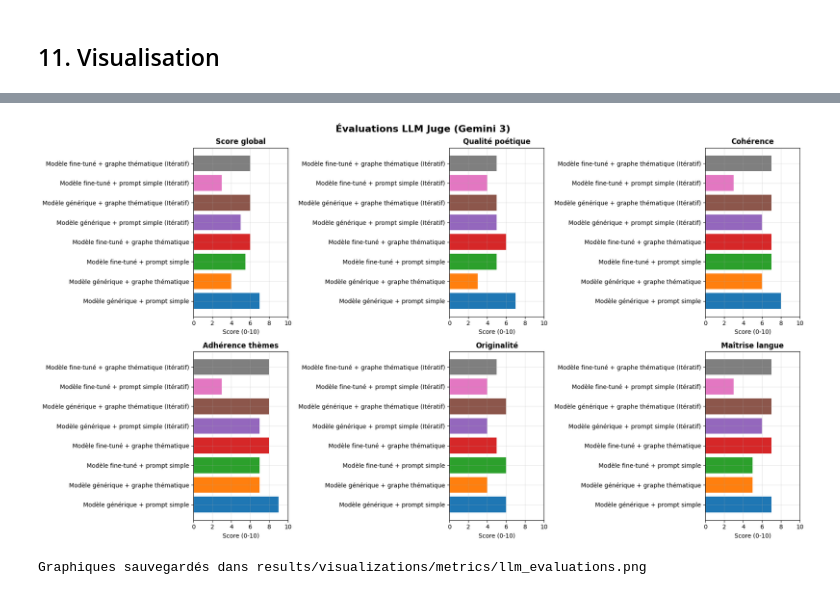
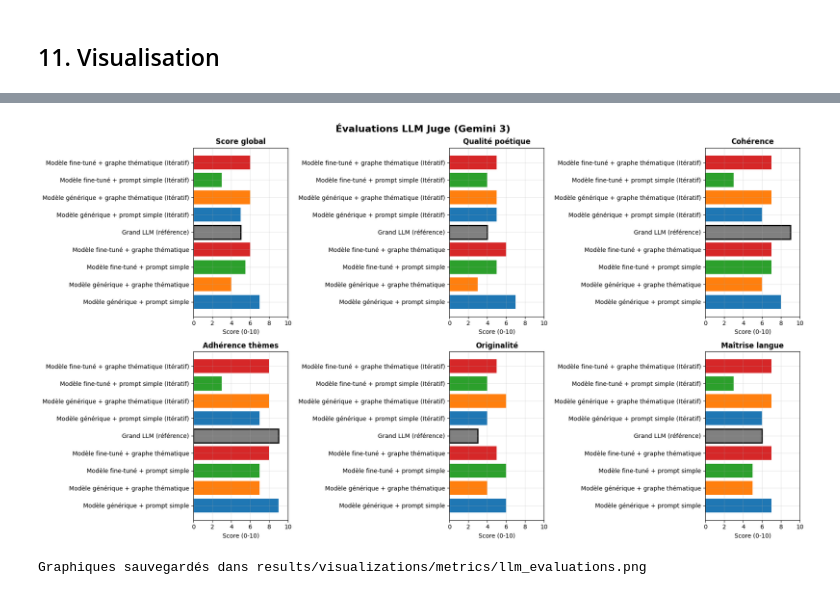
Before and after one commit to ErwinGoneMad/NLP2, a Jupyter notebook: test_metrics_visualization.ipynb, the cells around one changed output, grey strips where cells are left out. Cells and saved outputs as stored; diff of their text form; code cells hidden in the pictures.

```diff
--- a/test_metrics_visualization.ipynb
+++ b/test_metrics_visualization.ipynb
@@ -659,8 +744,11 @@ Résultats sauvegardés dans: results/evaluations/llm_evaluations_20260113_19080
 # %%
 evaluations_dir = Path("results/evaluations")
 if evaluations_dir.exists():
-    eval_files = sorted(evaluations_dir.glob("llm_evaluations_*.json"),
-                       key=lambda p: p.stat().st_mtime, reverse=True)
+    eval_files = sorted(
+        evaluations_dir.glob("llm_evaluations_*.json"),
+        key=lambda p: p.stat().st_mtime,
+        reverse=True,
+    )
 
     if eval_files:
         latest_eval_file = eval_files[0]
@@ -674,76 +762,110 @@ if evaluations_dir.exists():
         if eval_data.get("comparison_evaluations"):
             for eval_item in eval_data["comparison_evaluations"]:
                 llm_eval = eval_item.get("llm_evaluation", {})
-                all_eval_data.append({
-                    "Approche": eval_item.get("description", ""),
-                    "Score global": llm_eval.get("overall_score", 0),
-                    "Qualité poétique": llm_eval.get("poetic_quality", 0),
-                    "Cohérence": llm_eval.get("coherence_score", 0),
-                    "Adhérence thèmes": llm_eval.get("theme_adherence", 0),
-                    "Originalité": llm_eval.get("originality", 0),
-                    "Maîtrise langue": llm_eval.get("language_mastery", 0)
-                })
+                all_eval_data.append(
+                    {
+                        "Approche": eval_item.get("description", ""),
+                        "Score global": llm_eval.get("overall_score", 0),
+                        "Qualité poétique": llm_eval.get("poetic_quality", 0),
+                        "Cohérence": llm_eval.get("coherence_score", 0),
+                        "Adhérence thèmes": llm_eval.get("theme_adherence", 0),
+                        "Originalité": llm_eval.get("originality", 0),
+                        "Maîtrise langue": llm_eval.get("language_mastery", 0),
+                    }
+                )
 
         if eval_data.get("iterative_evaluations"):
             approach_names_map = {
                 "baseline": "Modèle générique + prompt simple (Itératif)",
                 "structure_only": "Modèle générique + graphe thématique (Itératif)",
                 "specialization_only": "Modèle fine-tuné + prompt simple (Itératif)",
-                "structure_specialization": "Modèle fine-tuné + graphe thématique (Itératif)"
+                "structure_specialization": "Modèle fine-tuné + graphe thématique (Itératif)",
             }
 
             for eval_item in eval_data["iterative_evaluations"]:
                 if eval_item.get("version") == "final":
                     llm_eval = eval_item.get("llm_evaluation", {})
                     approach = eval_item.get("approach", "")
-                    description = approach_names_map.get(approach, f"{approach} (Itératif)")
-                    all_eval_data.append({
-                        "Approche": description,
-                        "Score global": llm_eval.get("overall_score", 0),
-                        "Qualité poétique": llm_eval.get("poetic_quality", 0),
-                        "Cohérence": llm_eval.get("coherence_score", 0),
-                        "Adhérence thèmes": llm_eval.get("theme_adherence", 0),
-                        "Originalité": llm_eval.get("originality", 0),
-                        "Maîtrise langue": llm_eval.get("language_mastery", 0)
-                    })
+                    description = approach_names_map.get(
+                        approach, f"{approach} (Itératif)"
+                    )
+                    all_eval_data.append(
+                        {
+                            "Approche": description,
+                            "Score global": llm_eval.get("overall_score", 0),
+                            "Qualité poétique": llm_eval.get("poetic_quality", 0),
+                            "Cohérence": llm_eval.get("coherence_score", 0),
+                            "Adhérence thèmes": llm_eval.get("theme_adherence", 0),
+                            "Originalité": llm_eval.get("originality", 0),
+                            "Maîtrise langue": llm_eval.get("language_mastery", 0),
+                        }
+                    )
 
         if all_eval_data:
             df_llm_eval = pd.DataFrame(all_eval_data)
-            print("Comparaison des évaluations LLM (Comparaison + Itératif Final):")
+            print(
+                "Comparaison des évaluations LLM (Comparaison + Itératif Final + Modèle massif):"
+            )
             print(df_llm_eval.to_string(index=False))
 
             fig, axes = plt.subplots(2, 3, figsize=(18, 10))
-            fig.suptitle("Évaluations LLM Juge (Gemini 3)", fontsize=16, fontweight='bold')
+            fig.suptitle(
+                "Évaluations LLM Juge (Gemini 3)", fontsize=16, fontweight="bold"
+            )
 
-            metrics_to_plot = ["Score global", "Qualité poétique", "Cohérence",
-                             "Adhérence thèmes", "Originalité", "Maîtrise langue"]
+            metrics_to_plot = [
+                "Score global",
+                "Qualité poétique",
+                "Cohérence",
+                "Adhérence thèmes",
+                "Originalité",
+                "Maîtrise langue",
+            ]
 
             approach_color_map = {
                 "Modèle générique + prompt simple": "#1f77b4",
                 "Modèle générique + graphe thématique": "#ff7f0e",
                 "Modèle fine-tuné + prompt simple": "#2ca02c",
                 "Modèle fine-tuné + graphe thématique": "#d62728",
+                "Modèle massif (référence)": "#e74c3c",  # Rouge vif pour le modèle massif
                 "Modèle générique + prompt simple (Itératif)": "#9467bd",
                 "Modèle générique + graphe thématique (Itératif)": "#8c564b",
                 "Modèle fine-tuné + prompt simple (Itératif)": "#e377c2",
-                "Modèle fine-tuné + graphe thématique (Itératif)": "#7f7f7f"
+                "Modèle fine-tuné + graphe thématique (Itératif)": "#7f7f7f",
             }
 
-            bar_colors = [approach_color_map.get(approach, "#808080") for approach in df_llm_eval["Approche"]]
+            bar_colors = []
+            for approach in df_llm_eval["Approche"]:
+                color = "#808080"
+                for key, val in approach_color_map.items():
+                    if (
+                        key.lower() in approach.lower()
+                        or approach.lower() in key.lower()
+                    ):
+                        color = val
+                        break
+                bar_colors.append(color)
 
             for idx, metric in enumerate(metrics_to_plot):
                 ax = axes[idx // 3, idx % 3]
-                bars = ax.barh(df_llm_eval["Approche"], df_llm_eval[metric], color=bar_colors)
+                bars = ax.barh(
+                    df_llm_eval["Approche"], df_llm_eval[metric], color=bar_colors
+                )
                 ax.set_xlabel("Score (0-10)")
                 ax.set_title(metric, fontweight="bold")
                 ax.set_xlim(0, 10)
                 ax.grid(True, alpha=0.3)
 
+                for i, (bar, approach) in enumerate(zip(bars, df_llm_eval["Approche"])):
+                    if "massif" in approach.lower() or "référence" in approach.lower():
+                        bar.set_edgecolor("black")
+                        bar.set_linewidth(2)
+
             plt.tight_layout()
             viz_dir = Path("results/visualizations/metrics")
             viz_dir.mkdir(parents=True, exist_ok=True)
             save_path = str(viz_dir / "llm_evaluations.png")
-            plt.savefig(save_path, dpi=150, bbox_inches='tight')
+            plt.savefig(save_path, dpi=150, bbox_inches="tight")
             plt.show()
             print(f"\nGraphiques sauvegardés dans {save_path}")
         else:
@@ -769,6 +891,6 @@ Comparaison des évaluations LLM (Comparaison + Itératif Final):
     Modèle générique + prompt simple (Itératif)           5.0               4.0        6.0               7.0          4.0              5.0
 Modèle générique + graphe thématique (Itératif)           6.0               5.0        7.0               8.0          6.0              7.0
     Modèle fine-tuné + prompt simple (Itératif)           3.0               3.0        3.0               3.0          4.0              3.0
 Modèle fine-tuné + graphe thématique (Itératif)           3.0               2.0        3.0               3.0          4.0              3.0
-[figure, old version]
+[figure, new version]
 Graphiques sauvegardés dans results/visualizations/metrics/llm_evaluations.png
```
Also changed, not shown: parts of 2 cells of this notebook.
